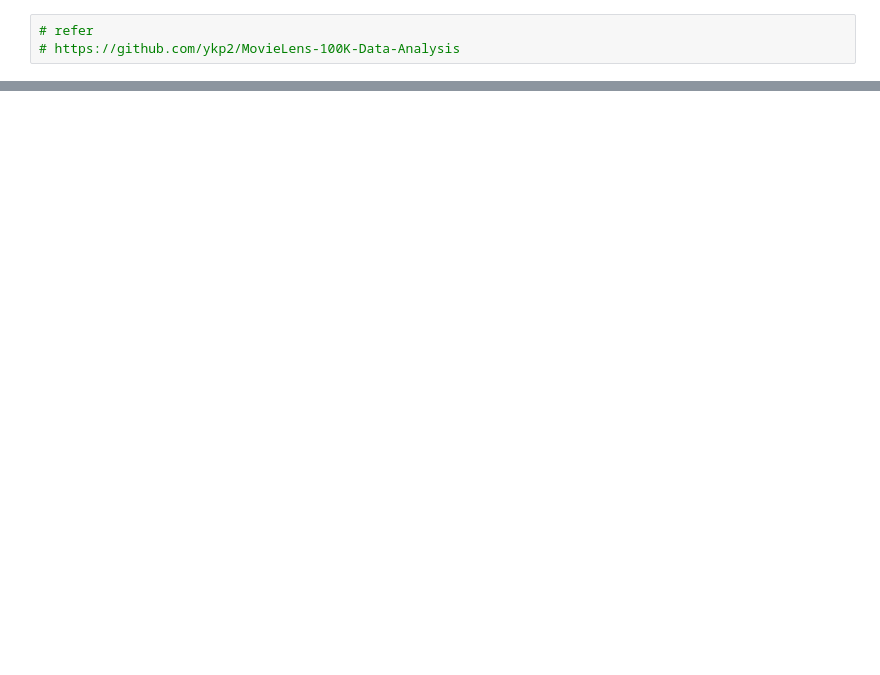
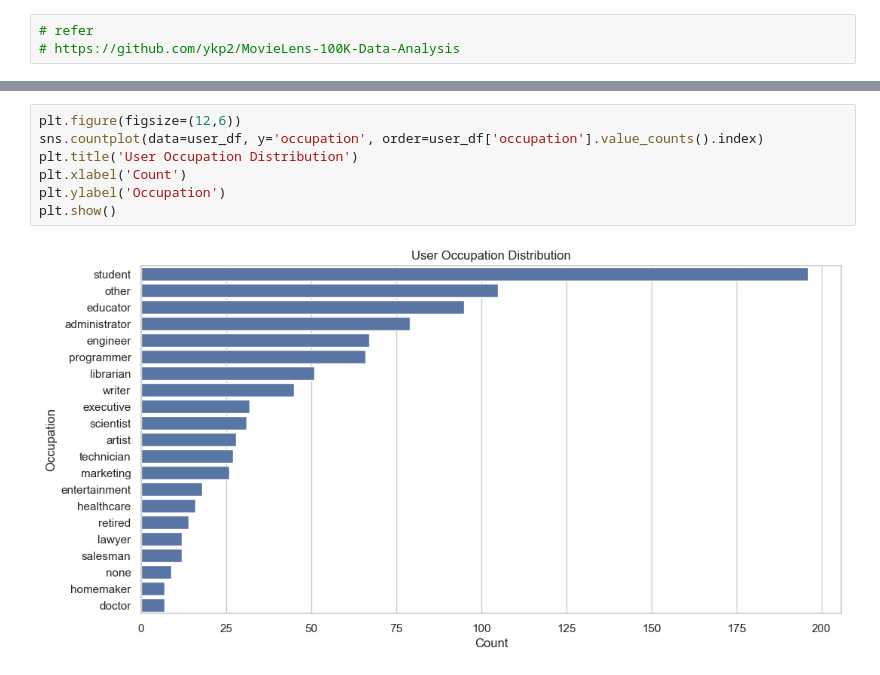
Before and after one commit to DinethRubeh/movielens100k-tfrs-recsys, a Jupyter notebook: notebooks/1_eda.ipynb, the cells around one changed output, grey strips where cells are left out. Drawn from its saved outputs; the diff is of its cells as text; blank space fills up the shorter version.

```diff
--- a/notebooks/1_eda.ipynb
+++ b/notebooks/1_eda.ipynb
@@ -39,0 +96,9 @@ Name: count, Length: 1660, dtype: int64
+# %%
+plt.figure(figsize=(12,6))
+sns.countplot(data=user_df, y='occupation', order=user_df['occupation'].value_counts().index)
+plt.title('User Occupation Distribution')
+plt.xlabel('Count')
+plt.ylabel('Occupation')
+plt.show()
+# %% [output]
+[figure, added]
```
Also changed, not shown: parts of 23 cells of this notebook.
